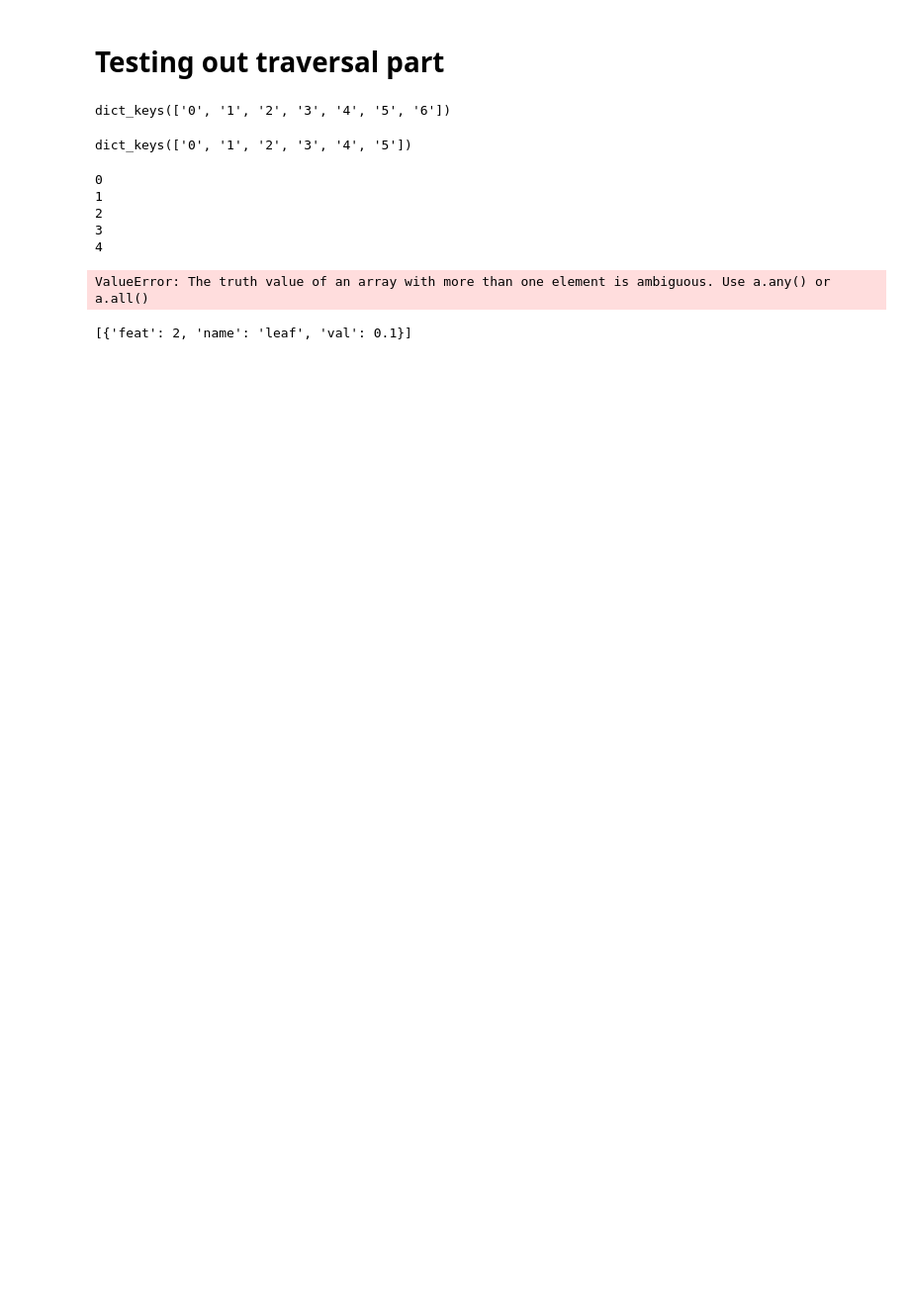
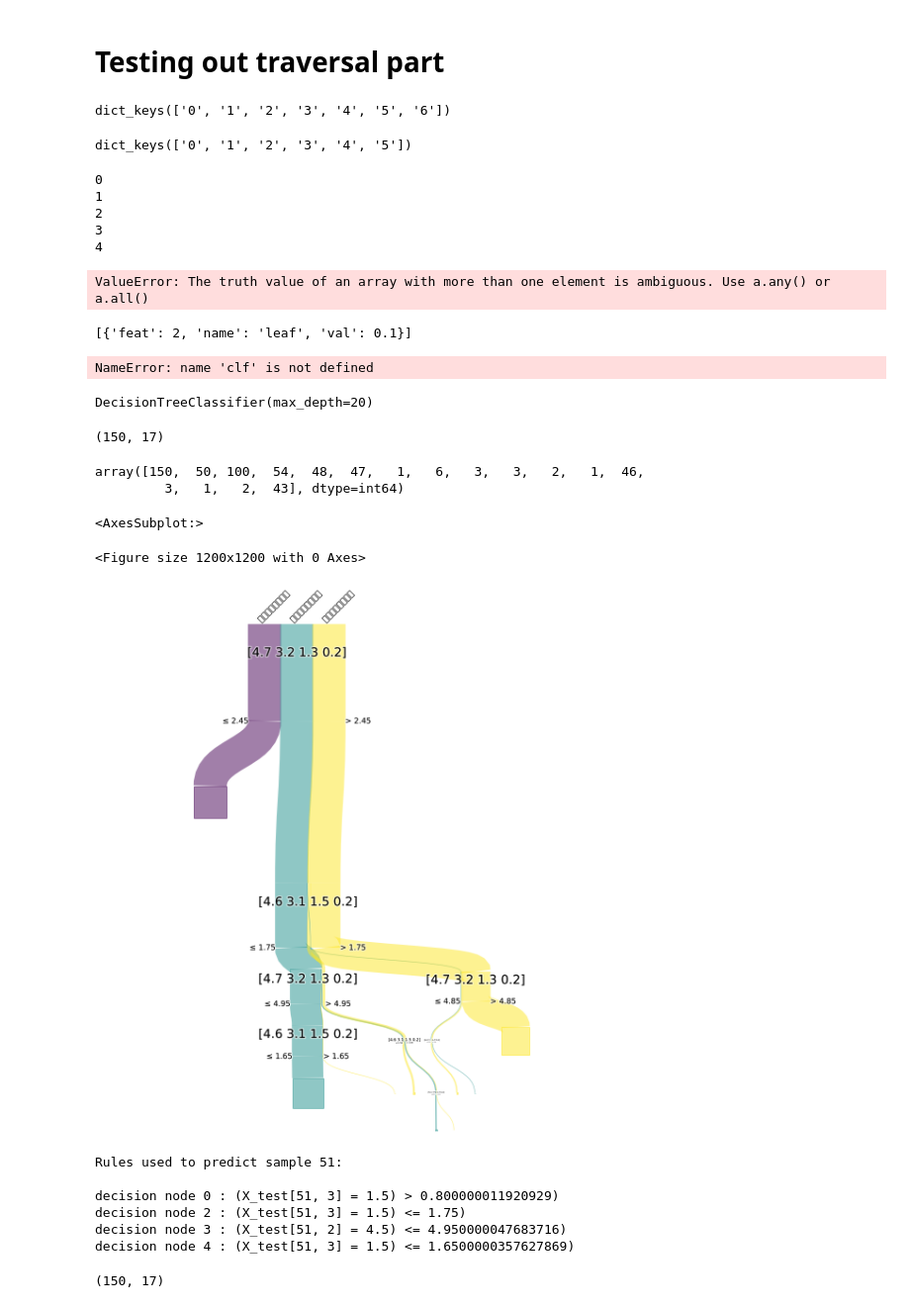
Before and after one commit to rdverse/seeForest, a Jupyter notebook: experiment.ipynb, the cells around one changed output. Shown at 99% size. Saved outputs shown, nothing was run; the diff lists cells and outputs as text; code cells hidden in the pictures; blank space fills up the shorter version.

```diff
--- a/experiment.ipynb
+++ b/experiment.ipynb
@@ -628,3 +628,32 @@ data = {'children': [{'feat': 2,
 rightStack
 # %% [output]
 [{'feat': 2, 'name': 'leaf', 'val': 0.1}]
+# %%
+import pybaobabdt
+from sklearn.tree import DecisionTreeClassifier, plot_tree
+from sklearn.datasets import load_iris
+data = load_iris()
+# %%
+plot_tree(clf)
+# %% [output]
+NameError: name 'clf' is not defined
+# %%
+clf = DecisionTreeClassifier(max_depth = 20)
+clf.fit(data.data, data.target)
+# %% [output]
+DecisionTreeClassifier(max_depth=20)
+# %%
+clf.tree_.decision_path(data.data.astype("float32")).todense().astype("int").shape
+# %% [output]
+(150, 17)
+# %%
+clf.tree_.
+# %% [output]
+array([150,  50, 100,  54,  48,  47,   1,   6,   3,   3,   2,   1,  46,
+         3,   1,   2,  43], dtype=int64)
+# %%
+pybaobabdt.drawTree(clf, size = 10, dpi = 120, features = data.data)
+# %% [output]
+<AxesSubplot:>
+<Figure size 1200x1200 with 0 Axes>
+[figure, added]
@@ -630,0 +665,44 @@ rightStack
+# %%
+node_indicator = clf.decision_path(data.data)
+leaf_id = clf.apply(data.data)
+X_test = data.data
+sample_id = 51
+# obtain ids of the nodes `sample_id` goes through, i.e., row `sample_id`
+node_index = node_indicator.indices[
+    node_indicator.indptr[sample_id] : node_indicator.indptr[sample_id + 1]
+]
+
+print("Rules used to predict sample {id}:\n".format(id=sample_id))
+for node_id in node_index:
+    # continue to the next node if it is a leaf node
+    if leaf_id[sample_id] == node_id:
+        continue
+
+    # check if value of the split feature for sample 0 is below threshold
+    if X_test[sample_id, feature[node_id]] <= threshold[node_id]:
+        threshold_sign = "<="
+    else:
+        threshold_sign = ">"
+
+    print(
+        "decision node {node} : (X_test[{sample}, {feature}] = {value}) "
+        "{inequality} {threshold})".format(
+            node=node_id,
+            sample=sample_id,
+            feature=feature[node_id],
+            value=X_test[sample_id, feature[node_id]],
+            inequality=threshold_sign,
+            threshold=threshold[node_id],
+        )
+    )
+# %% [output]
+Rules used to predict sample 51:
+
+decision node 0 : (X_test[51, 3] = 1.5) > 0.800000011920929)
+decision node 2 : (X_test[51, 3] = 1.5) <= 1.75)
+decision node 3 : (X_test[51, 2] = 4.5) <= 4.950000047683716)
+decision node 4 : (X_test[51, 3] = 1.5) <= 1.6500000357627869)
+# %%
+node_indicator.todense().shape
+# %% [output]
+(150, 17)
```
Also changed, not shown: parts of 10 cells of this notebook, 13 other files.
